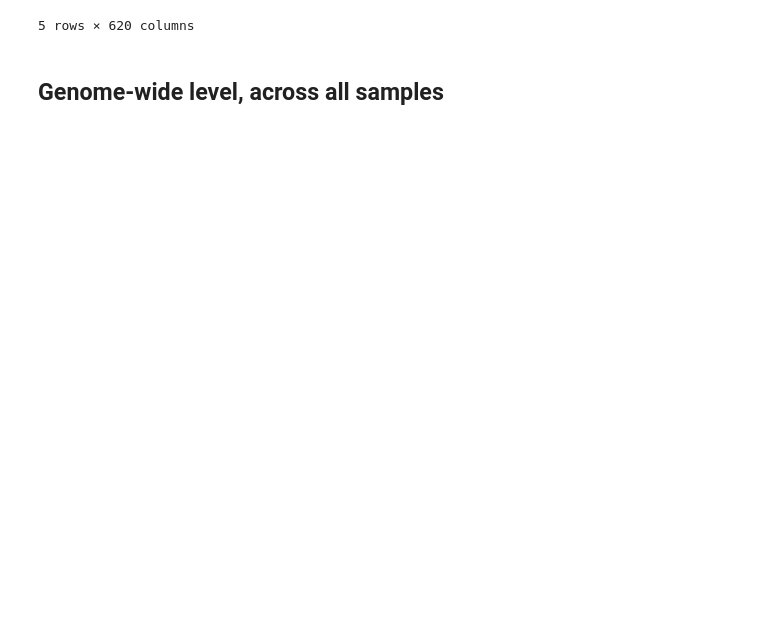
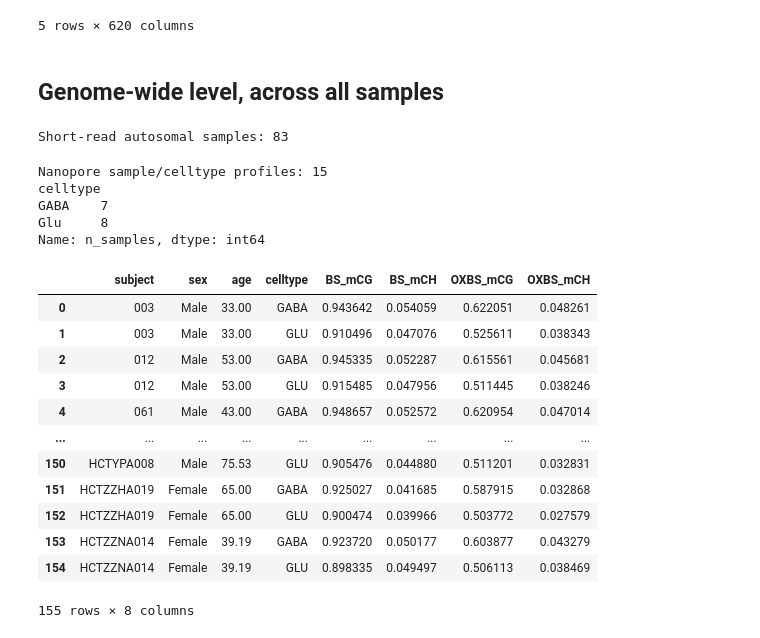
Before and after one commit to mukamel-lab/BrainHydroxyDevelopment, a Jupyter notebook: analysis_scripts/Figures/01.Figure1.ipynb, the cells around one changed output. Cells and saved outputs as stored; diff of their text form; code cells hidden in the pictures; blank space fills up the shorter version.

Commit message:
update Figure1

```diff
--- a/analysis_scripts/Figures/01.Figure1.ipynb
+++ b/analysis_scripts/Figures/01.Figure1.ipynb
@@ -144,6 +142,43 @@ binc.head()
 # %% [markdown]
 ## Genome-wide level, across all samples
 # %%
-mean_values = binc.loc[binc.index != 'chrX'].mean(axis=0)
-df_means = pd.DataFrame(mean_values, columns=["mean"])
+from pathlib import Path
+from matplotlib.lines import Line2D
+
+figure1_output_dir = Path('Figure1_outputs')
+figure1_output_dir.mkdir(parents=True, exist_ok=True)
+
+autosomes = [f'chr{i}' for i in range(1, 23)]
+short_read_means = binc.loc[binc.index.get_level_values(0).isin(autosomes)].mean(axis=0).rename('mean').reset_index()
+short_read_means.columns = ['subject', 'sex', 'age', 'celltype', 'assay', 'ctxt', 'mean']
+print(f'Short-read autosomal samples: {short_read_means.subject.nunique()}')
+# %% [output]
+Short-read autosomal samples: 83
+# %%
+nanopore_cache_path = Path('data/Figure1_nanopore_genome_wide.tsv.gz')
+genome_wide_methylation_df = pd.read_csv(nanopore_cache_path, sep='\t', dtype={'sample': str})
+print(f'Nanopore sample/celltype profiles: {len(genome_wide_methylation_df)}')
+print(genome_wide_methylation_df.groupby('celltype')['sample'].nunique().rename('n_samples'))
+# %% [output]
+Nanopore sample/celltype profiles: 15
+celltype
+GABA    7
+Glu     8
+Name: n_samples, dtype: int64
+# %%
+short_read_wide
+# %% [output]
+|  | subject | sex | age | celltype | BS_mCG | BS_mCH | OXBS_mCG | OXBS_mCH |
+| 0 | 003 | Male | 33.00 | GABA | 0.943642 | 0.054059 | 0.622051 | 0.048261 |
+| 1 | 003 | Male | 33.00 | GLU | 0.910496 | 0.047076 | 0.525611 | 0.038343 |
+| 2 | 012 | Male | 53.00 | GABA | 0.945335 | 0.052287 | 0.615561 | 0.045681 |
+| 3 | 012 | Male | 53.00 | GLU | 0.915485 | 0.047956 | 0.511445 | 0.038246 |
+| 4 | 061 | Male | 43.00 | GABA | 0.948657 | 0.052572 | 0.620954 | 0.047014 |
+| ... | ... | ... | ... | ... | ... | ... | ... | ... |
+| 150 | HCTYPA008 | Male | 75.53 | GLU | 0.905476 | 0.044880 | 0.511201 | 0.032831 |
+| 151 | HCTZZHA019 | Female | 65.00 | GABA | 0.925027 | 0.041685 | 0.587915 | 0.032868 |
+| 152 | HCTZZHA019 | Female | 65.00 | GLU | 0.900474 | 0.039966 | 0.503772 | 0.027579 |
+| 153 | HCTZZNA014 | Female | 39.19 | GABA | 0.923720 | 0.050177 | 0.603877 | 0.043279 |
+| 154 | HCTZZNA014 | Female | 39.19 | GLU | 0.898335 | 0.049497 | 0.506113 | 0.038469 |
+155 rows × 8 columns
 # %%
```
Also changed, not shown: parts of 4 cells of this notebook, 1 other file.
